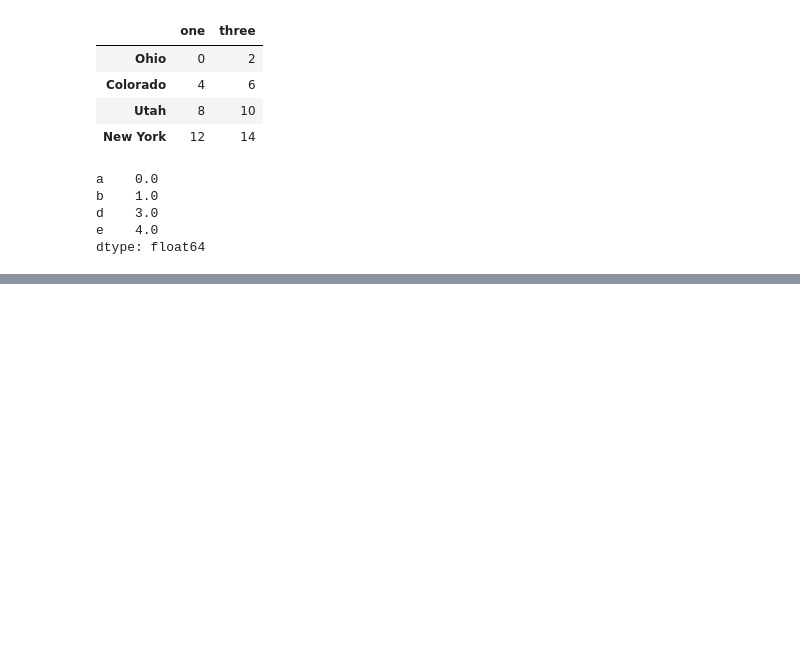
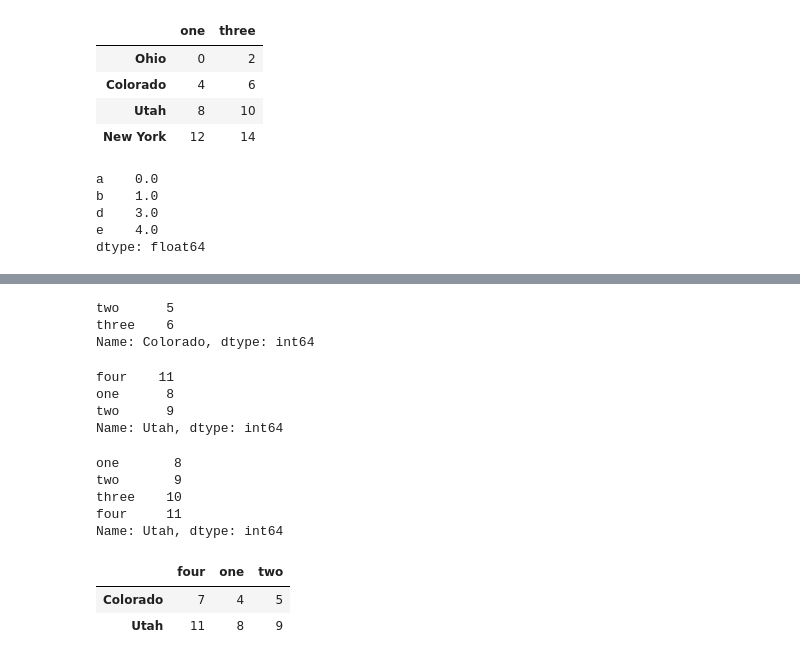
Before and after one commit to valdenio458/livro-python-para-analise-de-dados, a Jupyter notebook: capitulo_5.ipynb, the cells around one changed output, grey strips where cells are left out. Cells and saved outputs as stored; diff of their text form; code cells hidden in the pictures; blank space fills up the shorter version.

Commit message:
Seleção com loc e iloc

```diff
--- a/capitulo_5.ipynb
+++ b/capitulo_5.ipynb
@@ -247,0 +250,4 @@ dtype: float64
+# %%
+data = pd.DataFrame(np.arange(16).reshape((4,4)),
+                    index=['Ohio', 'Colorado', 'Utah', 'New York'],
+                    columns=['one', 'two', 'three', 'four'])
@@ -247,0 +262,29 @@ dtype: float64
+# %%
+# Selecionar uma única linha e várias colunas pelo rótulo
+data.loc['Colorado', ['two', 'three']]
+# %% [output]
+two      5
+three    6
+Name: Colorado, dtype: int64
+# %%
+# Seleções com inteiros usando iloc
+data.iloc[2, [3, 0, 1]] # linha 2, colunas 3, 0, 1
+# %% [output]
+four    11
+one      8
+two      9
+Name: Utah, dtype: int64
+# %%
+data.iloc[2] # igual a data.loc['Utah']
+# %% [output]
+one       8
+two       9
+three    10
+four     11
+Name: Utah, dtype: int64
+# %%
+data.iloc[[1, 2], [3, 0, 1]]
+# %% [output]
+|  | four | one | two |
+| Colorado | 7 | 4 | 5 |
+| Utah | 11 | 8 | 9 |
```
Also changed, not shown: parts of 2 cells of this notebook.
